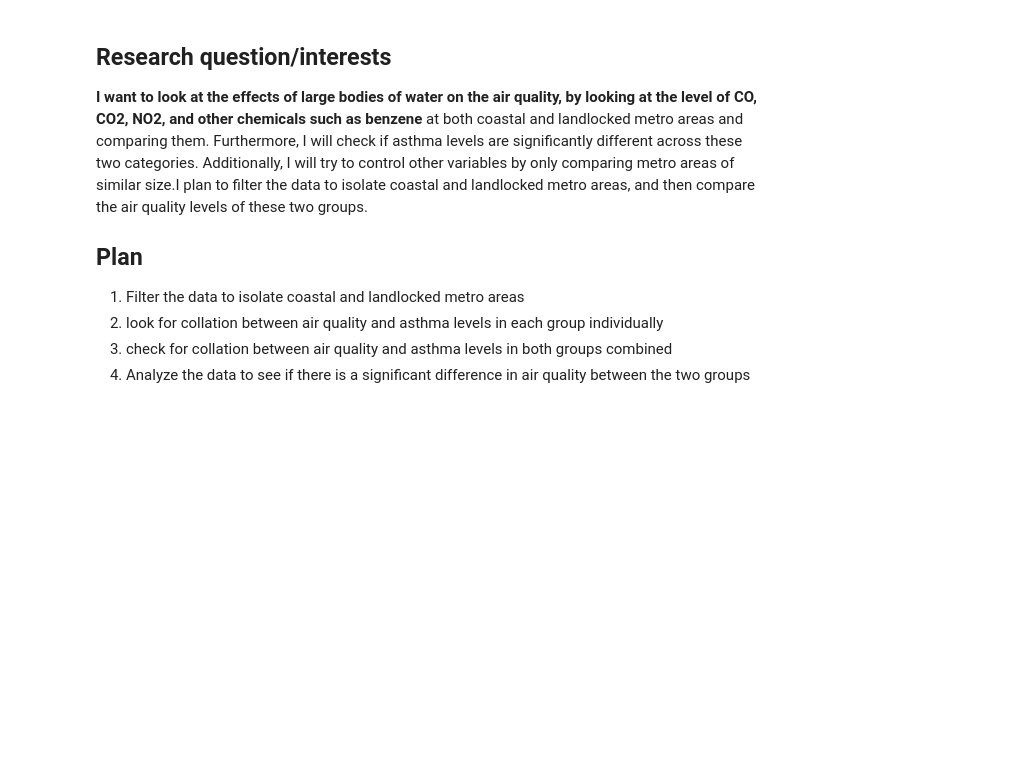
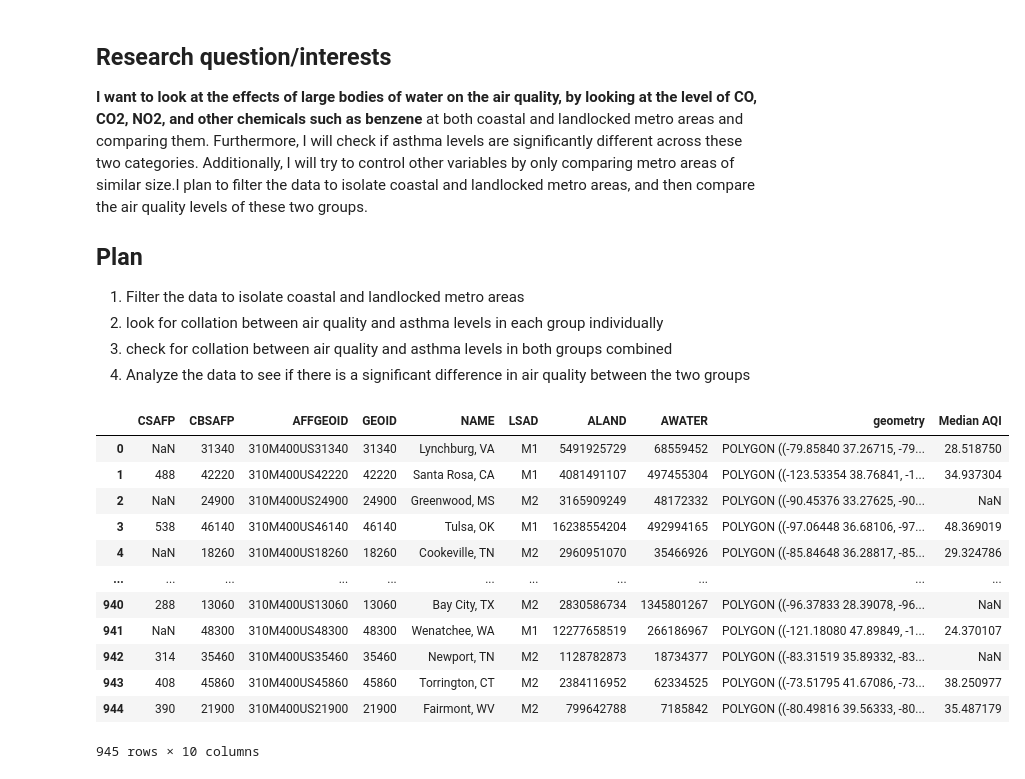
Before and after one commit to ubco-W2022T2-data301/project-group-group04, a Jupyter notebook: analysis/analysis2.ipynb, the cells around one changed output. Drawn from its saved outputs; the diff is of its cells as text; code cells hidden in the pictures; blank space fills up the shorter version.

```diff
--- a/analysis/analysis2.ipynb
+++ b/analysis/analysis2.ipynb
@@ -23,33 +23,79 @@ aqi = pd.concat(pd.read_csv(f"../data/raw/annual_aqi_by_cbsa_{year}.csv") for ye
 # aqi2011 = pd.read_csv("../data/raw/annual_aqi_by_cbsa_2011.csv")
 # aqi2012 = pd.read_csv("../data/raw/annual_aqi_by_cbsa_2012.csv")
 # aqi2013 = pd.read_csv("../data/raw/annual_aqi_by_cbsa_2013.csv")
 # aqi2014 = pd.read_csv("../data/raw/annual_aqi_by_cbsa_2014.csv")
 # aqi2015 = pd.read_csv("../data/raw/annual_aqi_by_cbsa_2015.csv")
 # aqi2016 = pd.read_csv("../data/raw/annual_aqi_by_cbsa_2016.csv")
 # aqi2017 = pd.read_csv("../data/raw/annual_aqi_by_cbsa_2017.csv")
 # aqi2018 = pd.read_csv("../data/raw/annual_aqi_by_cbsa_2018.csv")
 # aqi2019 = pd.read_csv("../data/raw/annual_aqi_by_cbsa_2019.csv")
 # aqi2020 = pd.read_csv("../data/raw/annual_aqi_by_cbsa_2020.csv")
 # aqi2021 = pd.read_csv("../data/raw/annual_aqi_by_cbsa_2021.csv")
 # aqi2022 = pd.read_csv("../data/raw/annual_aqi_by_cbsa_2022.csv")
 
 concentration = pd.concat(pd.read_csv(f"../data/raw/annual_conc_by_monitor_{year}.csv") for year in range(2011, 2023))
 # concentration2011= pd.read_csv("../data/raw/annual_conc_by_monitor_2011.csv")
 # concentration2012= pd.read_csv("../data/raw/annual_conc_by_monitor_2012.csv")
 # concentration2013= pd.read_csv("../data/raw/annual_conc_by_monitor_2013.csv")
 # concentration2014= pd.read_csv("../data/raw/annual_conc_by_monitor_2014.csv")
 # concentration2015= pd.read_csv("../data/raw/annual_conc_by_monitor_2015.csv")
 # concentration2016= pd.read_csv("../data/raw/annual_conc_by_monitor_2016.csv")
 # concentration2017= pd.read_csv("../data/raw/annual_conc_by_monitor_2017.csv")
 # concentration2018= pd.read_csv("../data/raw/annual_conc_by_monitor_2018.csv")
 # concentration2019= pd.read_csv("../data/raw/annual_conc_by_monitor_2019.csv")
 # concentration2020= pd.read_csv("../data/raw/annual_conc_by_monitor_2020.csv")
 # concentration2021= pd.read_csv("../data/raw/annual_conc_by_monitor_2021.csv")
 # concentration2022= pd.read_csv("../data/raw/annual_conc_by_monitor_2022.csv")
 
 combined = concentration.merge(
     aqi, how="inner", left_on=["Year", "CBSA Name"], right_on=["Year", "CBSA"]
 ).drop(columns=["CBSA"])
+map = gpd.read_file("./ungraded/cb_2018_us_cbsa_500k/cb_2018_us_cbsa_500k.shp")
+conbycdsa = combined.groupby(["CBSA Name"])["Median AQI"].mean()
+mapcon= map.merge(conbycdsa, how="left", left_on="NAME", right_on=conbycdsa.index)
+# mapcon.drop(columns=["CSAFP",
+#         "State Code",
+#         "County Code",
+#         "Local Site Name",
+#         "Address",
+#         "Latitude",
+#         "Longitude",
+#         "Datum",
+#         "1st Max Non Overlapping Value",
+#         "1st NO Max DateTime",
+#         "2nd Max Non Overlapping Value",
+#         "2nd NO Max DateTime",
+#         "Date of Last Change",
+#         "Sample Duration",
+#         "Site Num",
+#         "Pollutant Standard",
+#         "Certification Indicator",
+#         "Completeness Indicator",
+#         "Parameter Code",
+#         "1st Max DateTime",
+#         "1st Max Value",
+#         "2nd Max DateTime",
+#         "2nd Max Value",
+#         "3rd Max DateTime",
+#         "3rd Max Value",
+#         "4th Max DateTime",
+#         "4th Max Value",
+#         "Method Name",], inplace=True)
+mapcon
+# %% [output]
+|  | CSAFP | CBSAFP | AFFGEOID | GEOID | NAME | LSAD | ALAND | AWATER | geometry | Median AQI |
+| 0 | NaN | 31340 | 310M400US31340 | 31340 | Lynchburg, VA | M1 | 5491925729 | 68559452 | POLYGON ((-79.85840 37.26715, -79... | 28.518750 |
+| 1 | 488 | 42220 | 310M400US42220 | 42220 | Santa Rosa, CA | M1 | 4081491107 | 497455304 | POLYGON ((-123.53354 38.76841, -1... | 34.937304 |
+| 2 | NaN | 24900 | 310M400US24900 | 24900 | Greenwood, MS | M2 | 3165909249 | 48172332 | POLYGON ((-90.45376 33.27625, -90... | NaN |
+| 3 | 538 | 46140 | 310M400US46140 | 46140 | Tulsa, OK | M1 | 16238554204 | 492994165 | POLYGON ((-97.06448 36.68106, -97... | 48.369019 |
+| 4 | NaN | 18260 | 310M400US18260 | 18260 | Cookeville, TN | M2 | 2960951070 | 35466926 | POLYGON ((-85.84648 36.28817, -85... | 29.324786 |
+| ... | ... | ... | ... | ... | ... | ... | ... | ... | ... | ... |
+| 940 | 288 | 13060 | 310M400US13060 | 13060 | Bay City, TX | M2 | 2830586734 | 1345801267 | POLYGON ((-96.37833 28.39078, -96... | NaN |
+| 941 | NaN | 48300 | 310M400US48300 | 48300 | Wenatchee, WA | M1 | 12277658519 | 266186967 | POLYGON ((-121.18080 47.89849, -1... | 24.370107 |
+| 942 | 314 | 35460 | 310M400US35460 | 35460 | Newport, TN | M2 | 1128782873 | 18734377 | POLYGON ((-83.31519 35.89332, -83... | NaN |
+| 943 | 408 | 45860 | 310M400US45860 | 45860 | Torrington, CT | M2 | 2384116952 | 62334525 | POLYGON ((-73.51795 41.67086, -73... | 38.250977 |
+| 944 | 390 | 21900 | 310M400US21900 | 21900 | Fairmont, WV | M2 | 799642788 | 7185842 | POLYGON ((-80.49816 39.56333, -80... | 35.487179 |
+945 rows × 10 columns
 # %%
 eda = combined.groupby(["State Name"])[["Max AQI","90th Percentile AQI","Median AQI"]].mean()
 fig, ax = plt.subplots(figsize=(6, 15))
```
Also changed, not shown: parts of 4 cells of this notebook, 14 other files.
